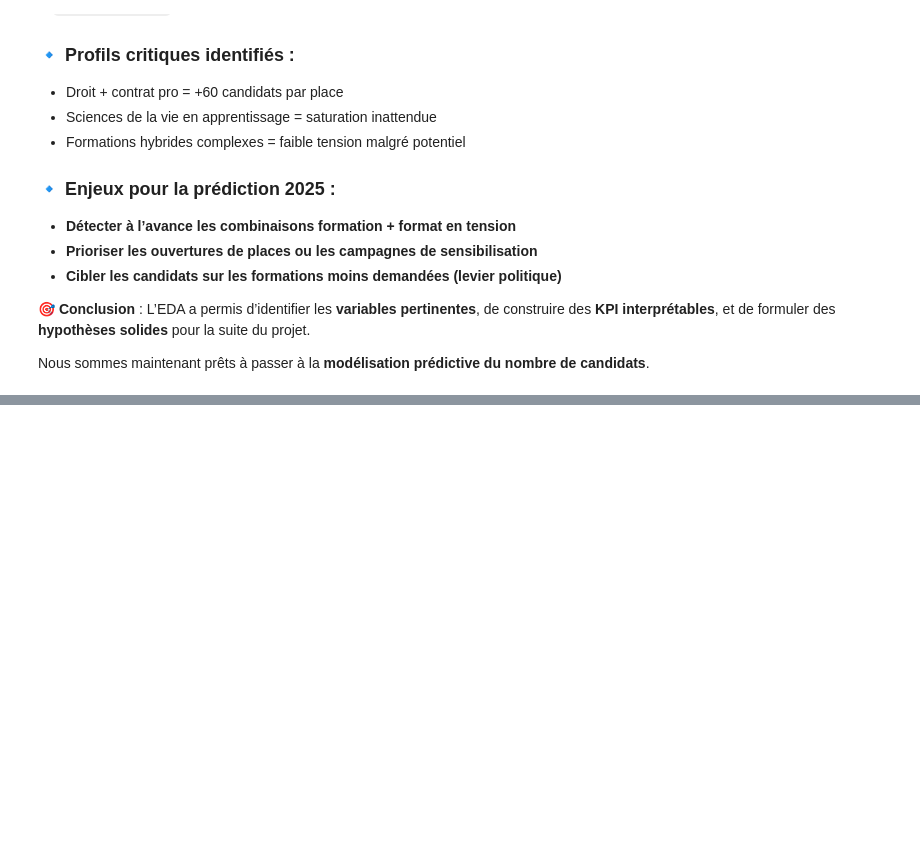
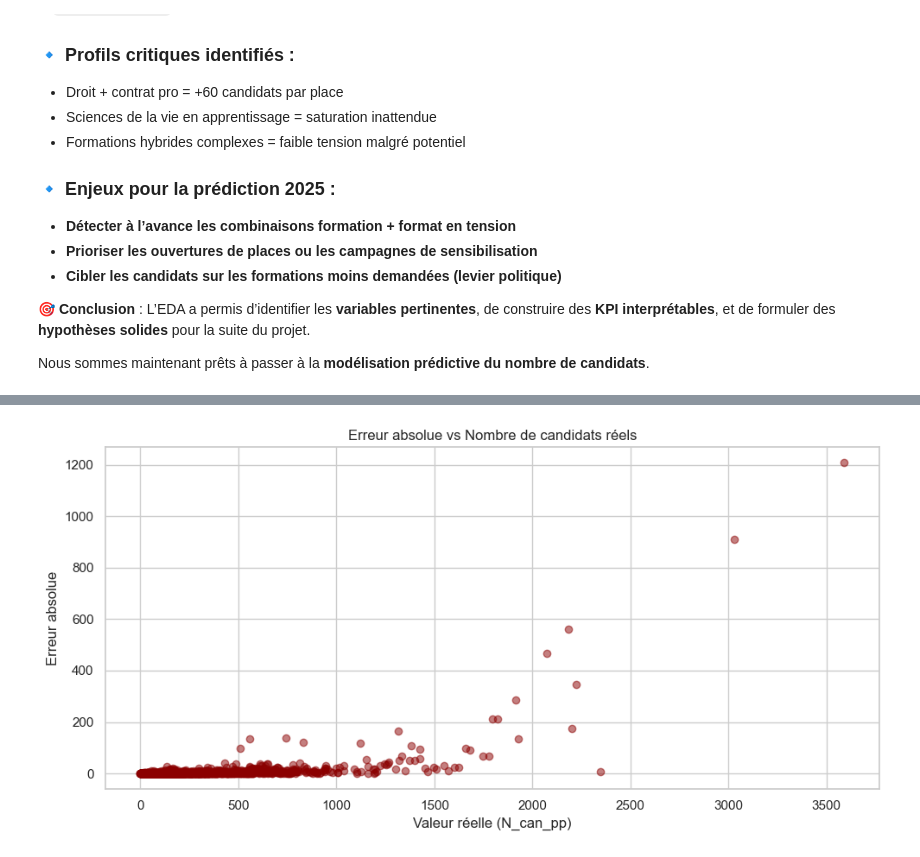
Before and after one commit to layalelzein/MonMaster2024, a Jupyter notebook: monmaster_eda.ipynb, the cells around one changed output, grey strips where cells are left out. Cells and saved outputs as stored; diff of their text form; code cells hidden in the pictures; blank space fills up the shorter version.

```diff
--- a/monmaster_eda.ipynb
+++ b/monmaster_eda.ipynb
@@ -473,0 +773,15 @@ Nous sommes maintenant prêts à passer à la **modélisation prédictive du nom
+# %%
+# Calcul des erreurs absolues
+errors = abs(y_test - y_pred_rf)
+
+# Scatter : erreur en fonction du nombre de candidats réels
+plt.figure(figsize=(10, 5))
+plt.scatter(y_test, errors, alpha=0.5, color="darkred")
+plt.xlabel("Valeur réelle (N_can_pp)")
+plt.ylabel("Erreur absolue")
+plt.title("Erreur absolue vs Nombre de candidats réels")
+plt.grid(True)
+plt.tight_layout()
+plt.show()
+# %% [output]
+[figure, added]
```
Also changed, not shown: parts of 28 cells of this notebook.
